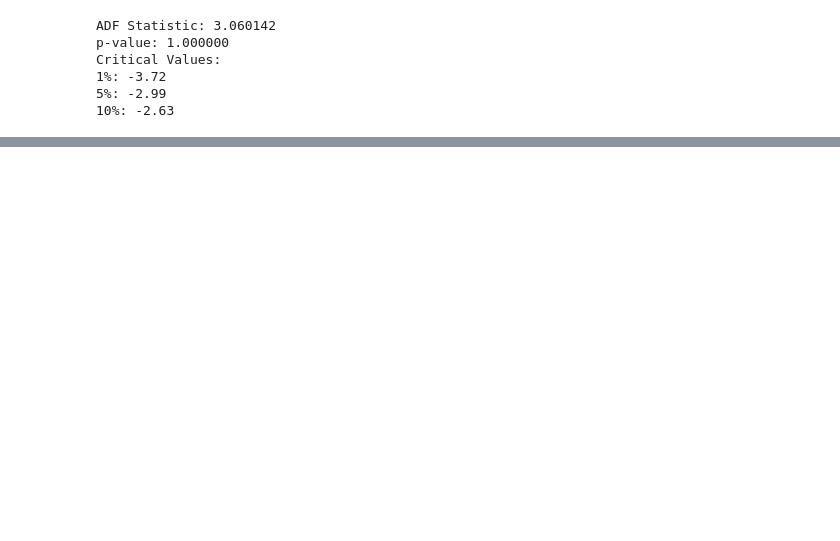
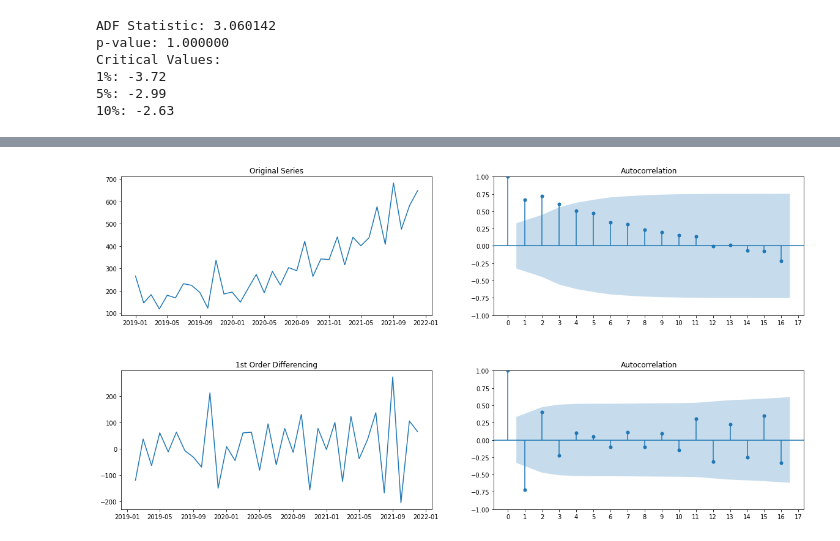
Before and after one commit to lm-friends/time_series, a Jupyter notebook: IoB Data Skills.ipynb, the cells around one changed output, grey strips where cells are left out. Drawn from its saved outputs; the diff is of its cells as text; code cells hidden in the pictures; blank space fills up the shorter version.

```diff
--- a/IoB Data Skills.ipynb
+++ b/IoB Data Skills.ipynb
@@ -250,0 +342,21 @@ A good starting point for the AR parameter of the model may be 5.
+# %%
+fig, ax = plt.subplots(2, 2, figsize=(20, 10))
+
+# Original Series
+ax[0,0].plot(retail_sales.Sales); ax[0,1]
+plot_acf(retail_sales, ax=ax[0,1])
+
+# 1st Differencing
+ax[1,0].plot(retail_sales.Sales.diff()); ax[1,1]
+plot_acf(retail_sales.Sales.diff().dropna(), ax=ax[1,1])
+
+ax[0 , 0].set_title('Original Series')
+plt.setp(ax[0,1], xticks=range(18))
+
+ax[1 , 0].set_title('1st Order Differencing')
+plt.setp(ax[1,1], xticks=range(18))
+
+plt.subplots_adjust(hspace=0.4)
+plt.show()
+# %% [output]
+[figure, added]
```
Also changed, not shown: parts of 33 cells of this notebook.
